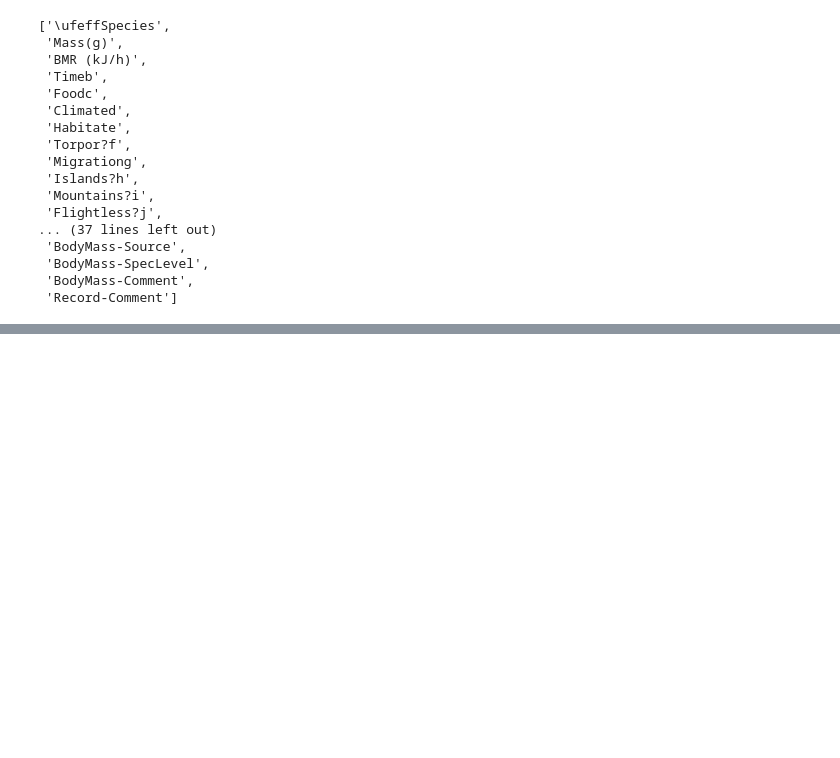
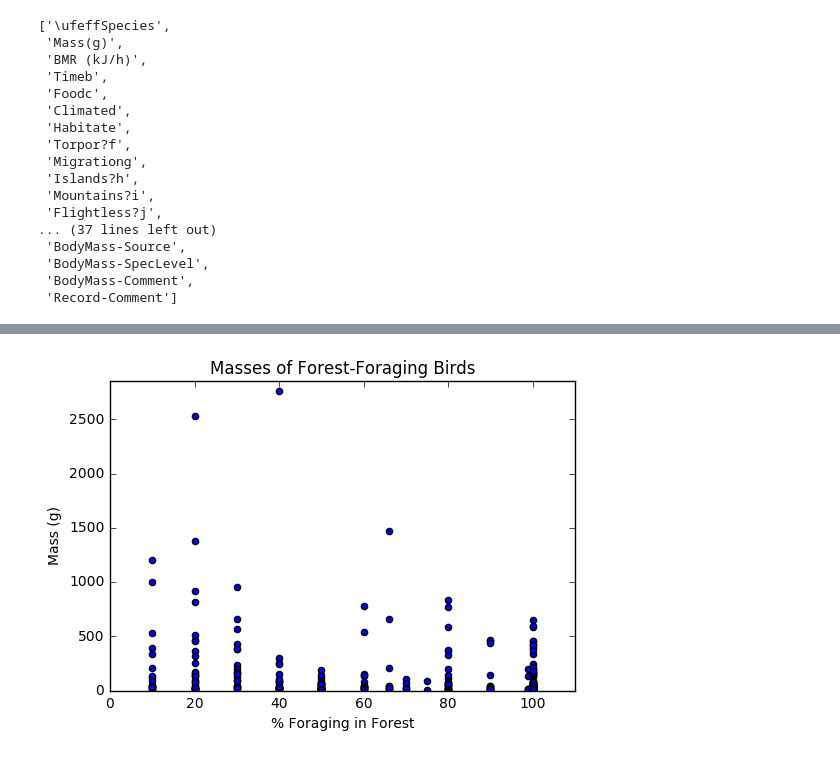
Before and after one commit to tammymach/FinalProject, a Jupyter notebook: Final Project Code_Cook-checkpoint.ipynb, the cells around one changed output, grey strips where cells are left out. Cells and saved outputs as stored; diff of their text form; code cells hidden in the pictures; blank space fills up the shorter version.

```diff
--- a/Final Project Code_Cook-checkpoint.ipynb
+++ b/Final Project Code_Cook-checkpoint.ipynb
@@ -114,0 +234,27 @@ list(BirdMerge)
+# %%
+ForestAmt = []
+WhichBirdForest = []
+for x in range (len(BirdArray)):
+    if (BirdArray[x, -14] + BirdArray[x, -13] + BirdArray[x, -12]) > 0:
+        ForestAmt.append((BirdArray[x, -14] + BirdArray[x, -13] + BirdArray[x, -12]))
+        WhichBirdForest.append(x)
+
+for ForestBird in range(len(ForestAmt)):
+    plt.scatter(ForestAmt[ForestBird], BirdArray[WhichBirdForest[ForestBird], 1])
+
+ForestBirdMass = np.zeros(len(ForestAmt))
+ForestBirdAmt = np.zeros(len(ForestAmt))
+ForestBirdBMR = np.zeros(len(ForestAmt))
+for x in range(len(ForestAmt)):
+    ForestBirdMass[x] = BirdArray[WhichBirdForest[x], 1]
+    ForestBirdAmt[x] = ForestAmt[x]
+    ForestBirdBMR[x] = BirdArray[WhichBirdForest[x], 2]
+
+plt.xlabel("% Foraging in Forest")
+plt.ylabel("Mass (g)")
+plt.title("Masses of Forest-Foraging Birds")
+plt.xlim(0, 110)
+plt.ylim(0, max(ForestBirdMass)+100)
+plt.savefig("ForestForaging.jpg")
+# %% [output]
+[figure, added]
```
Also changed, not shown: parts of 24 cells of this notebook.
